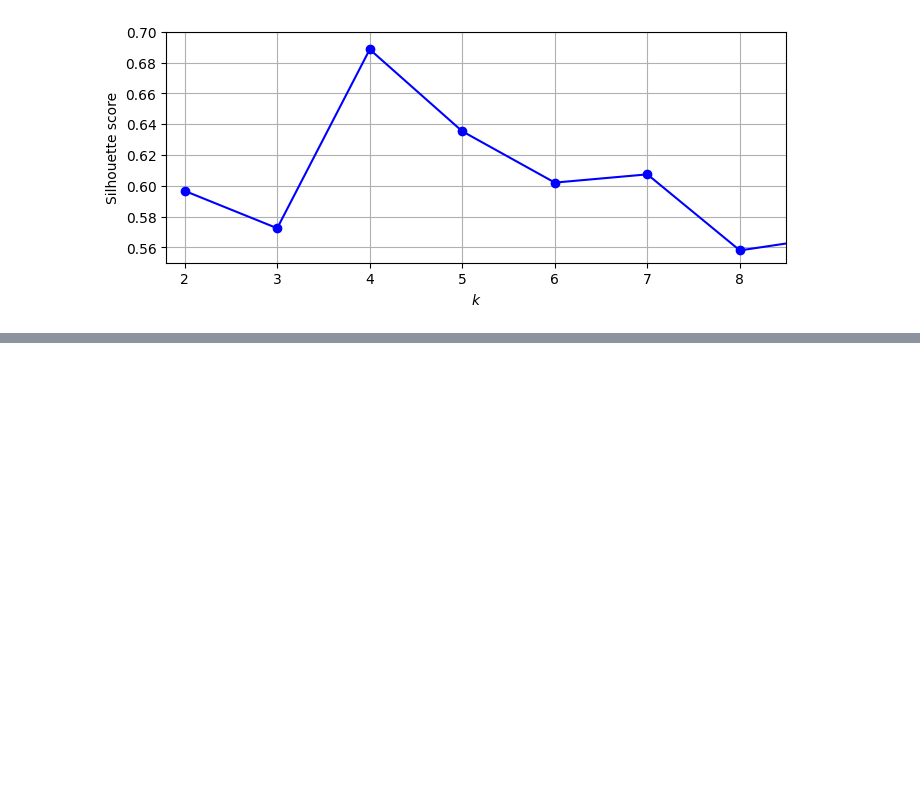
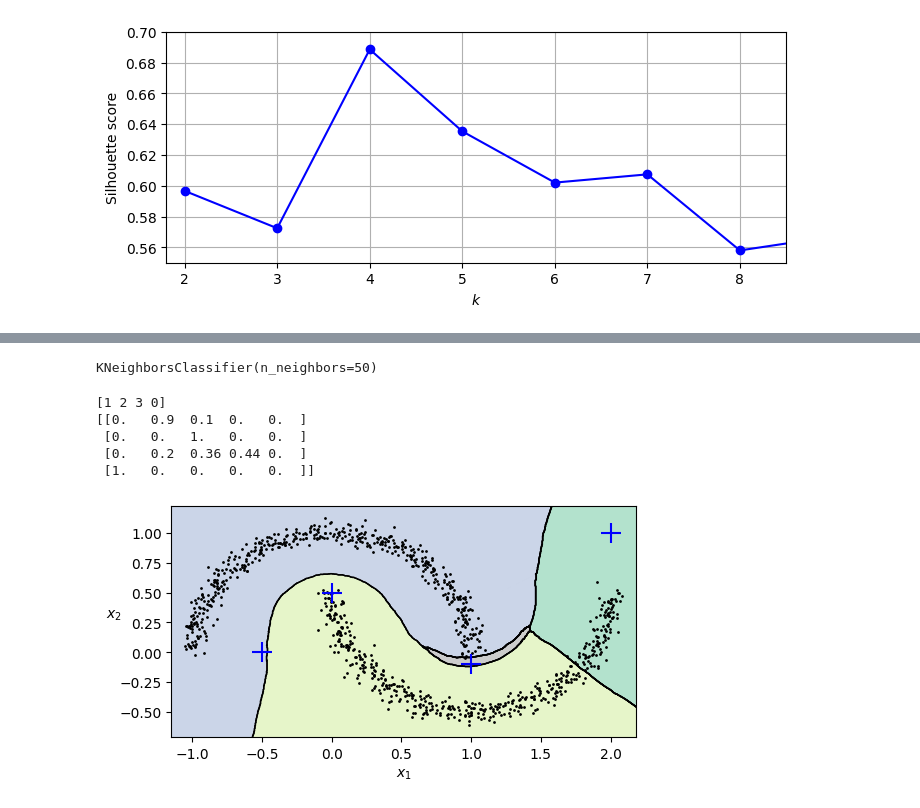
Before and after one commit to nived-s/unsupervised-learning, a Jupyter notebook: unsupervised-learning.ipynb, the cells around one changed output, grey strips where cells are left out. Cells and saved outputs as stored; diff of their text form; code cells hidden in the pictures; blank space fills up the shorter version.

Commit message:
dbscan

```diff
--- a/unsupervised-learning.ipynb
+++ b/unsupervised-learning.ipynb
@@ -142,0 +145,7 @@ plt.show()
+# %%
+from sklearn.cluster import DBSCAN
+from sklearn.datasets import make_moons
+
+X, y = make_moons(n_samples=1000, noise=0.05)
+dbscan = DBSCAN(eps=0.05, min_samples=5)
+dbscan.fit(X)
@@ -142,0 +181,28 @@ plt.show()
+# %%
+# DBSCAN doesn't have a predict() method, so we need to use other techniques to decide which cluster a new instance belongs to.
+# using KneighborsClassifier for prediction
+from sklearn.neighbors import KNeighborsClassifier
+
+knn = KNeighborsClassifier(n_neighbors=50)
+knn.fit(dbscan.components_, dbscan.labels_[dbscan.core_sample_indices_])
+# %% [output]
+KNeighborsClassifier(n_neighbors=50)
+# %%
+# now predict which cluster and estimate probability
+X_new = np.array([[-0.5, 0], [0,0.5], [1,-0.1], [2,1]])
+print(knn.predict(X_new))
+print(knn.predict_proba(X_new))
+# %% [output]
+[1 2 3 0]
+[[0.   0.9  0.1  0.   0.  ]
+ [0.   0.   1.   0.   0.  ]
+ [0.   0.2  0.36 0.44 0.  ]
+ [1.   0.   0.   0.   0.  ]]
+# %%
+plt.figure(figsize=(6, 3))
+plot_decision_boundaries(knn, X, show_centroids=False)
+plt.scatter(X_new[:, 0], X_new[:, 1], c="b", marker="+", s=200, zorder=10)
+
+plt.show()
+# %% [output]
+[figure, added]
```
Also changed, not shown: parts of 3 cells of this notebook.
